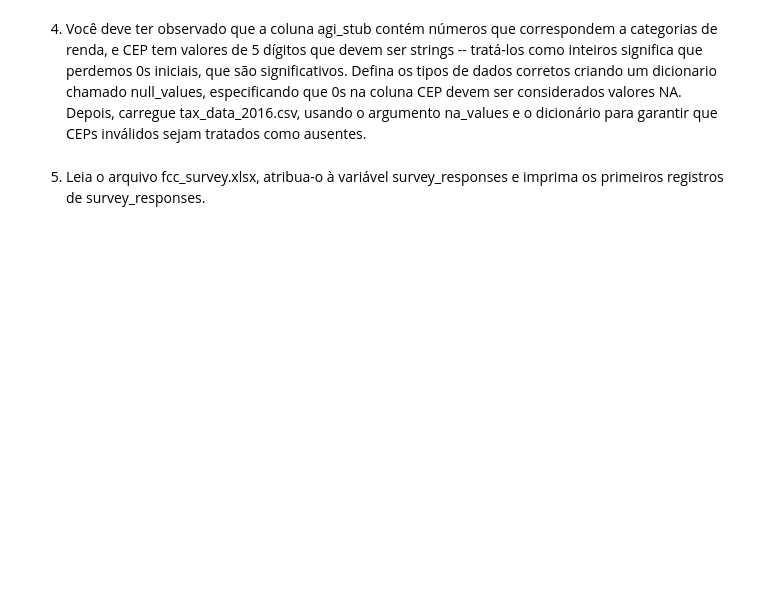
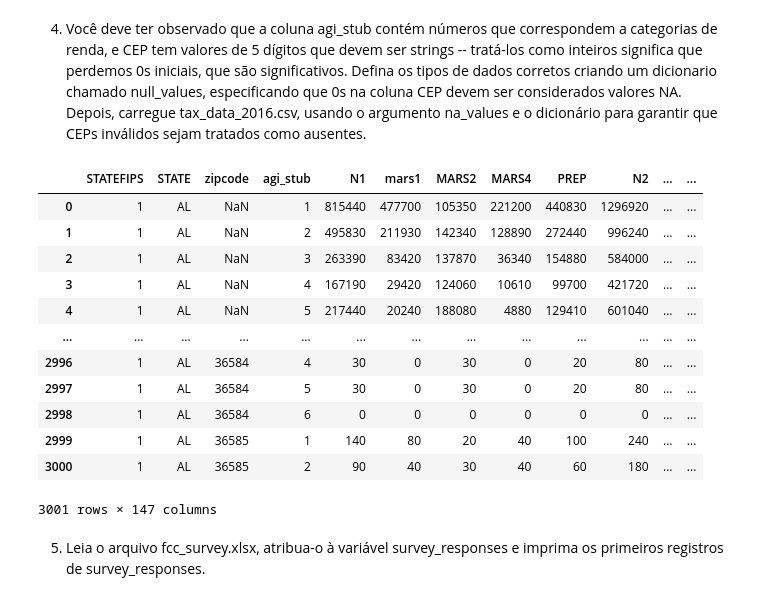
Before and after one commit to jonatasmonnerat/ada_analytics_engineering, a Jupyter notebook: Atividade 01.ipynb, the cells around one changed output. Drawn from its saved outputs; the diff is of its cells as text; code cells hidden in the pictures; blank space fills up the shorter version.

```diff
--- a/Atividade 01.ipynb
+++ b/Atividade 01.ipynb
@@ -23,5 +67,23 @@ Use a função list() para obter nomes de coluna de primeiros500.
 4. Você deve ter observado que a coluna agi_stub contém números que correspondem a categorias de renda, e CEP tem valores de 5 dígitos que devem ser strings -- tratá-los como inteiros significa que perdemos 0s iniciais, que são significativos.
 Defina os tipos de dados corretos criando um dicionario chamado null_values, especificando que 0s na coluna CEP devem ser considerados valores NA.
 Depois, carregue tax_data_2016.csv, usando o argumento na_values e o dicionário para garantir que CEPs inválidos sejam tratados como ausentes.
+# %%
+null_values = {'zipcode': 0}
+tax_data = pd.read_csv('us_tax_data_2016.csv', na_values= null_values, dtype={'zipcode': str, 'agi_stub':str})
+tax_data
+# %% [output]
+|  | STATEFIPS | STATE | zipcode | agi_stub | N1 | mars1 | MARS2 | MARS4 | PREP | N2 | ... | ... |
+| 0 | 1 | AL | NaN | 1 | 815440 | 477700 | 105350 | 221200 | 440830 | 1296920 | ... | ... |
+| 1 | 1 | AL | NaN | 2 | 495830 | 211930 | 142340 | 128890 | 272440 | 996240 | ... | ... |
+| 2 | 1 | AL | NaN | 3 | 263390 | 83420 | 137870 | 36340 | 154880 | 584000 | ... | ... |
+| 3 | 1 | AL | NaN | 4 | 167190 | 29420 | 124060 | 10610 | 99700 | 421720 | ... | ... |
+| 4 | 1 | AL | NaN | 5 | 217440 | 20240 | 188080 | 4880 | 129410 | 601040 | ... | ... |
+| ... | ... | ... | ... | ... | ... | ... | ... | ... | ... | ... | ... | ... |
+| 2996 | 1 | AL | 36584 | 4 | 30 | 0 | 30 | 0 | 20 | 80 | ... | ... |
+| 2997 | 1 | AL | 36584 | 5 | 30 | 0 | 30 | 0 | 20 | 80 | ... | ... |
+| 2998 | 1 | AL | 36584 | 6 | 0 | 0 | 0 | 0 | 0 | 0 | ... | ... |
+| 2999 | 1 | AL | 36585 | 1 | 140 | 80 | 20 | 40 | 100 | 240 | ... | ... |
+| 3000 | 1 | AL | 36585 | 2 | 90 | 40 | 30 | 40 | 60 | 180 | ... | ... |
+3001 rows × 147 columns
 # %% [markdown]
 5. Leia o arquivo fcc_survey.xlsx, atribua-o à variável survey_responses e imprima os primeiros registros de survey_responses.
```
Also changed, not shown: parts of 17 cells of this notebook, 2 other files.
